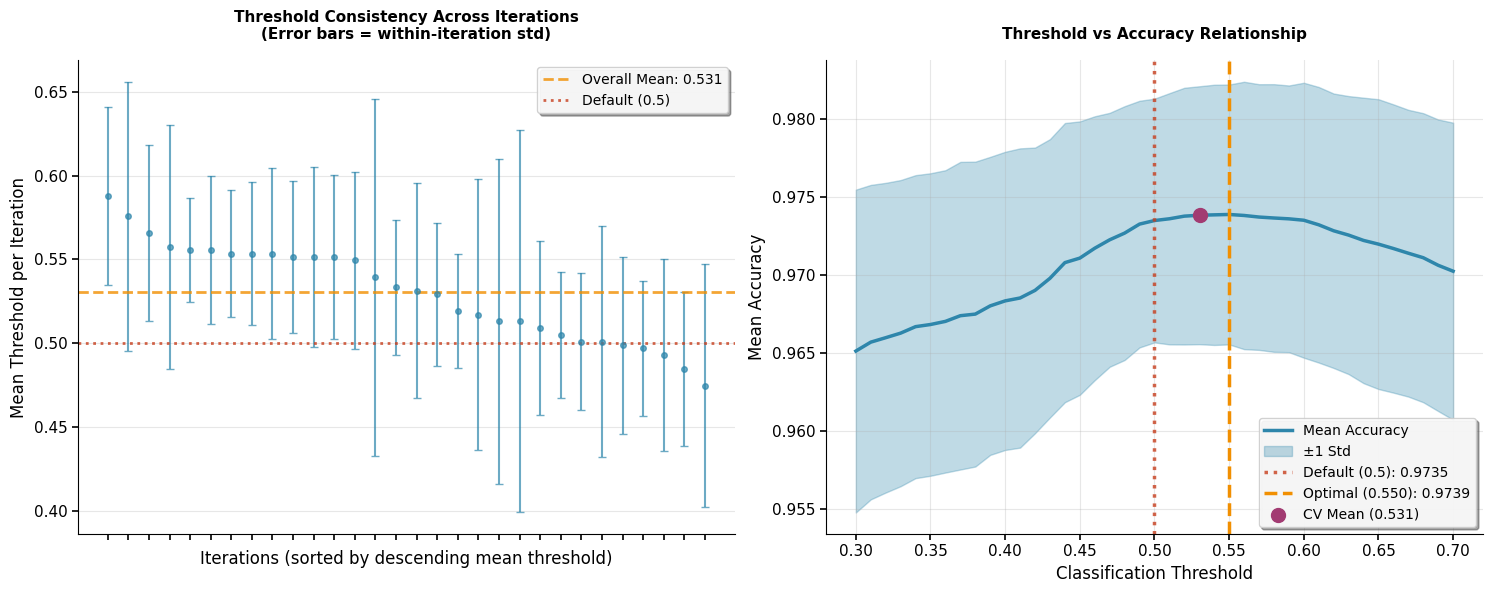
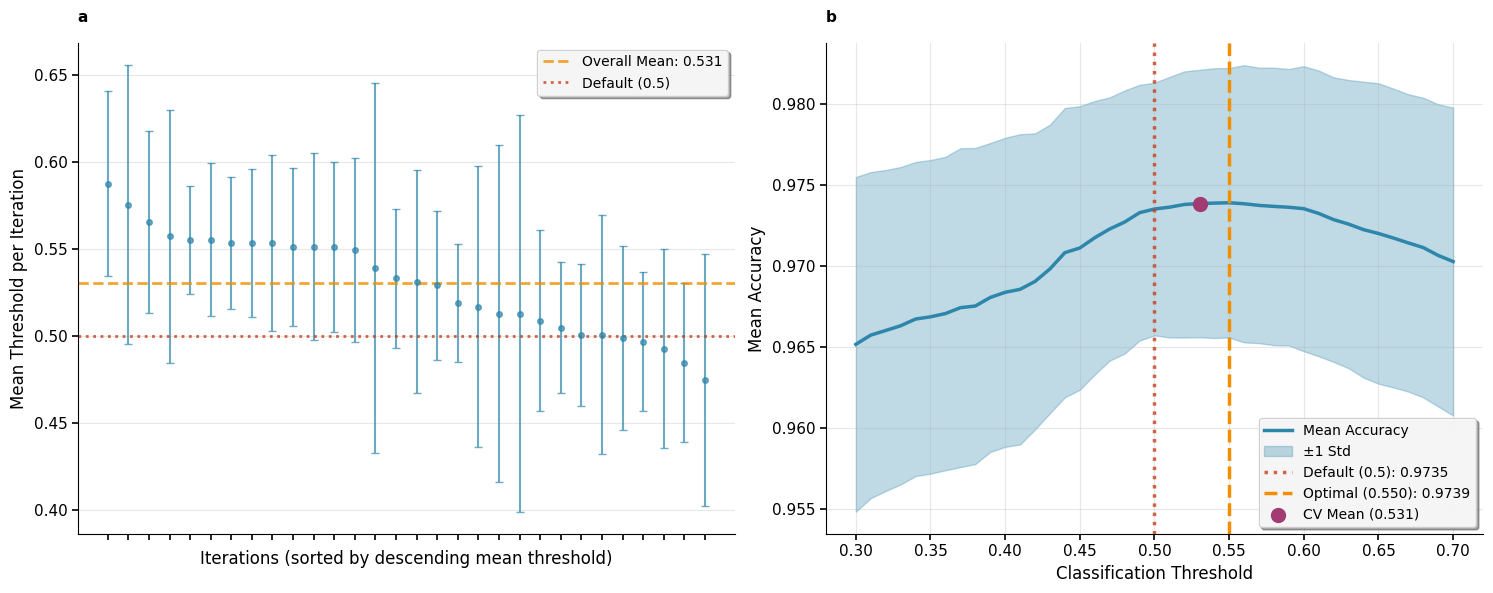
The notebook cell's code change between the first figure and the second:
--- before
+++ after
@@ -73,5 +73,7 @@
 ax1.set_ylabel('Mean Threshold per Iteration', fontsize=FS_LABEL)
 ax1.set_title(
-    'Threshold Consistency Across Iterations\n(Error bars = within-iteration std)',
+    'a',
+    # 'Threshold Consistency Across Iterations\n(Error bars = within-iteration std)',
+    loc='left',
     fontsize=FS_SUBTITLE,
     pad=15,
@@ -122,5 +124,8 @@
 ax2.set_xlabel('Classification Threshold', fontsize=FS_LABEL)
 ax2.set_ylabel('Mean Accuracy', fontsize=FS_LABEL)
-ax2.set_title('Threshold vs Accuracy Relationship', fontsize=FS_SUBTITLE, pad=15, fontweight='bold')
+ax2.set_title('b',
+              loc='left',
+            #   'Threshold vs Accuracy Relationship', 
+              fontsize=FS_SUBTITLE, pad=15, fontweight='bold')
 ax2.legend(fontsize=FS_LEGEND, frameon=True, fancybox=True, shadow=True, framealpha=0.9)
 ax2.grid(alpha=0.3, linewidth=0.8)
@@ -128,5 +133,5 @@
 
 plt.tight_layout()
-output_path = figures_dir / 'Figure_Supp5_ThresholdAnalysis_Optimization_Performance.png'
+output_path = figures_dir / 'supp_fig5_threshold_analysis.png'
 plt.savefig(output_path, dpi=300, bbox_inches='tight', facecolor='white', edgecolor='none')
 plt.show()

Commit: fix paths